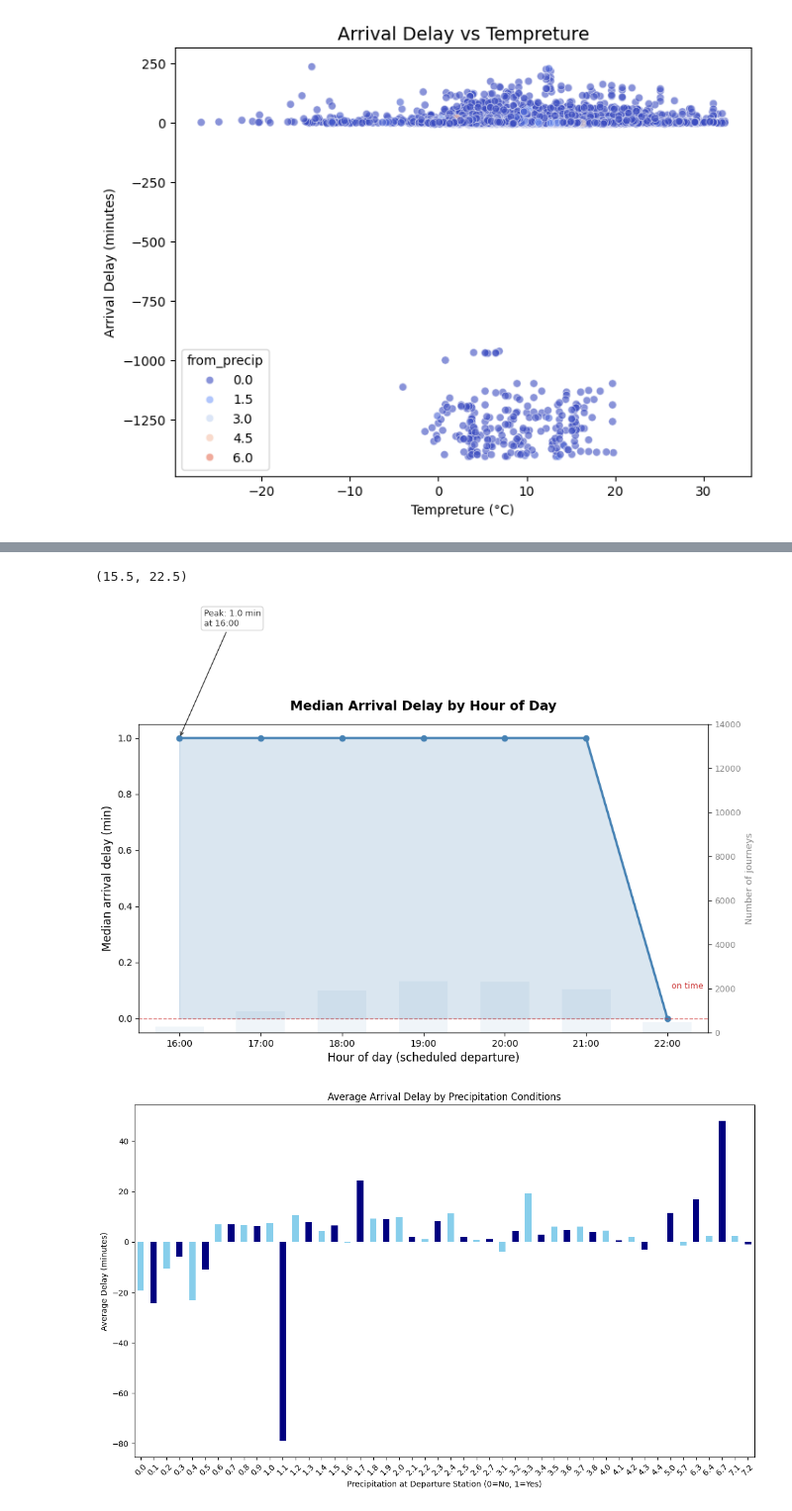
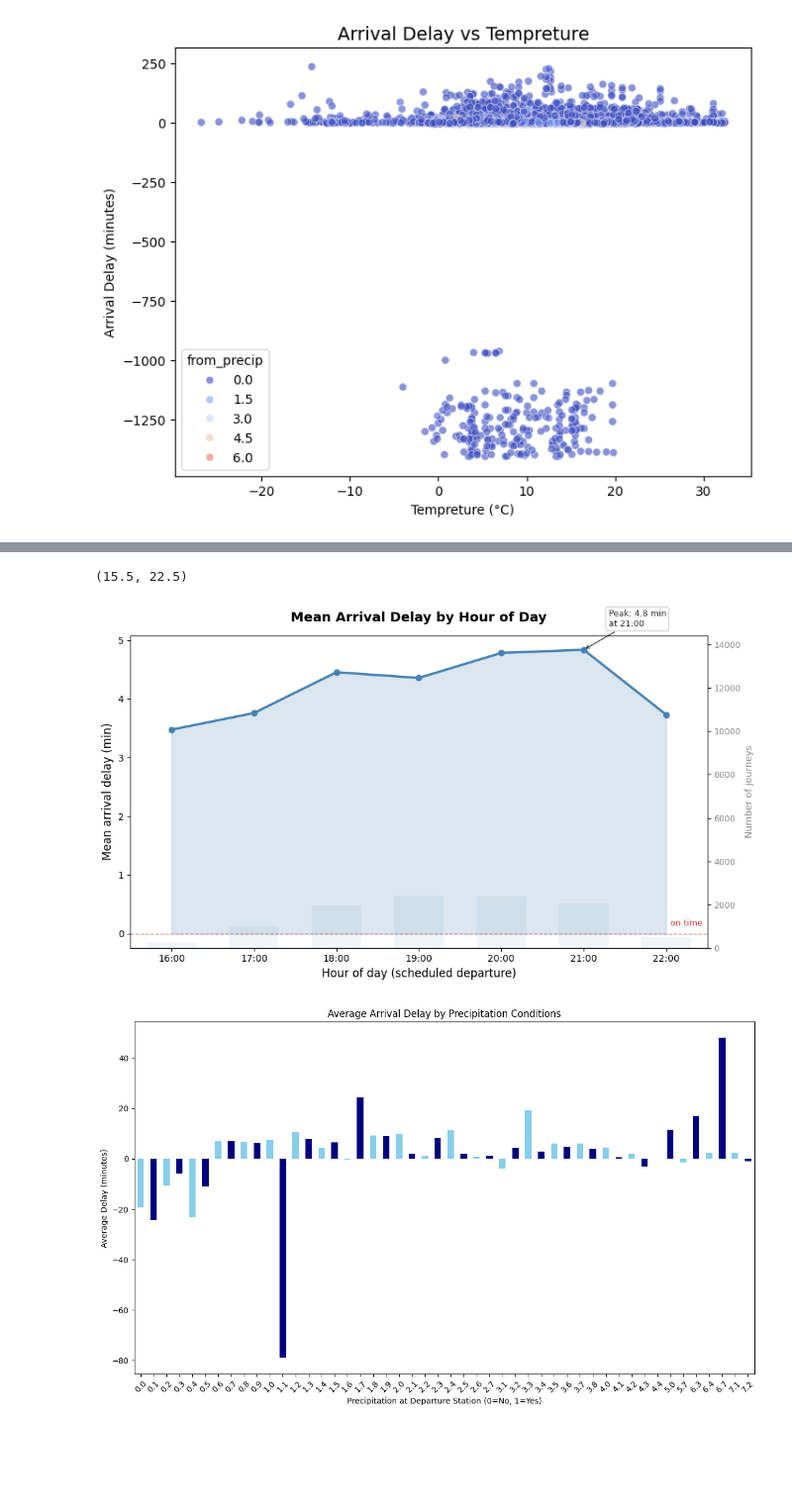
Before and after one commit to DanielAnthonyJones/LNER-Disruption-Prediction, a Jupyter notebook: LNER_eda_notebook.ipynb, the cells around one changed output, grey strips where cells are left out. Shown at 99% size. Saved outputs shown, nothing was run; the diff lists cells and outputs as text; code cells hidden in the pictures; blank space fills up the shorter version.

Commit message:
Added/Tweaked visualisations

```diff
--- a/LNER_eda_notebook.ipynb
+++ b/LNER_eda_notebook.ipynb
@@ -372,7 +373,7 @@ def iqr_bounds(series):
     Q1 = series.quantile(0.25)
     Q3 = series.quantile(0.75)
     IQR = Q3 - Q1
-    return Q1 - 3 * IQR, Q3 + 3 * IQR
+    return Q1 - 5 * IQR, Q3 + 5 * IQR
 
 arr_lower, arr_upper = iqr_bounds(df['arrival_delay_min'])
 prop_lower, prop_upper = iqr_bounds(df['propagated_delay_min'])
@@ -398,7 +399,7 @@ df_melt = df_filtered.melt(
 
 df_melt['Delay Type'] = df_melt['Delay Type'].map({
     'propagated_delay_min': 'Inherited from earlier in journey',
-    'end_segment_delay_min': 'Generated on this leg'
+    'end_segment_delay_min': 'Delay at end of leg'
 })
 
 # Plot
@@ -507,52 +608,52 @@ Text(0.5, 1.02, 'Does Rain Cause Delays?')
 df_filtered['sched_hour'] = (df_filtered['from_sched_departure_min'] // 60).astype(int)
 df_hours = df_filtered[df_filtered['sched_hour'].between(16, 22)].copy()
 
-# Calculate median delay and journey count per hour
+# Calculate mean delay and journey count per hour
 hourly = df_hours.groupby('sched_hour')['arrival_delay_min'].agg(
-    median='median',
+    mean='mean',
     n='count'
 ).reset_index()
 
 # Plot
 fig, ax = plt.subplots(figsize=(11, 6))
 
-ax.fill_between(hourly['sched_hour'], hourly['median'], alpha=0.2, color='steelblue')
-ax.plot(hourly['sched_hour'], hourly['median'], color='steelblue',
+ax.fill_between(hourly['sched_hour'], hourly['mean'], alpha=0.2, color='steelblue')
+ax.plot(hourly['sched_hour'], hourly['mean'], color='steelblue',
         linewidth=2.5, marker='o', markersize=6)
 
 # Zero reference line
 ax.axhline(0, color='#cc3333', linewidth=1, linestyle='--', alpha=0.7)
 ax.text(22.05, 0.1, 'on time', color='#cc3333', fontsize=9, va='bottom')
 
 # Highlight peak delay hour
-peak_hour = hourly.loc[hourly['median'].idxmax(), 'sched_hour']
-peak_val  = hourly.loc[hourly['median'].idxmax(), 'median']
+peak_hour = hourly.loc[hourly['mean'].idxmax(), 'sched_hour']
+peak_val  = hourly.loc[hourly['mean'].idxmax(), 'mean']
 ax.annotate(
     f'Peak: {peak_val:.1f} min\nat {peak_hour}:00',
     xy=(peak_hour, peak_val),
     xytext=(peak_hour + 0.3, peak_val + 0.4),
     fontsize=9, color='#333333',
     arrowprops=dict(arrowstyle='->', color='#333333', lw=1),
     bbox=dict(boxstyle='round,pad=0.3', facecolor='white',
               edgecolor='#cccccc', linewidth=0.8)
 )
 
 # Faint bars showing journey count per hour (reliability indicator)
 ax2 = ax.twinx()
 ax2.bar(hourly['sched_hour'], hourly['n'], alpha=0.08,
         color='steelblue', width=0.6)
 ax2.set_ylabel('Number of journeys', fontsize=10, color='#888888')
 ax2.tick_params(axis='y', labelcolor='#888888', labelsize=9)
 ax2.set_ylim(0, hourly['n'].max() * 6)
 
 # Labels and title
-ax.set_title('Median Arrival Delay by Hour of Day',
+ax.set_title('Mean Arrival Delay by Hour of Day',
              fontsize=14, fontweight='bold', pad=15)
 ax.set_xlabel('Hour of day (scheduled departure)', fontsize=12)
-ax.set_ylabel('Median arrival delay (min)', fontsize=12)
+ax.set_ylabel('Mean arrival delay (min)', fontsize=12)
 ax.set_xticks(range(16, 23))
 ax.set_xticklabels([f'{h}:00' for h in range(16, 23)])
 ax.set_xlim(15.5, 22.5)
 # %% [output]
 (15.5, 22.5)
-[figure, old version]
+[figure, new version]
```
Also changed, not shown: parts of 6 cells of this notebook, 2 other files.
